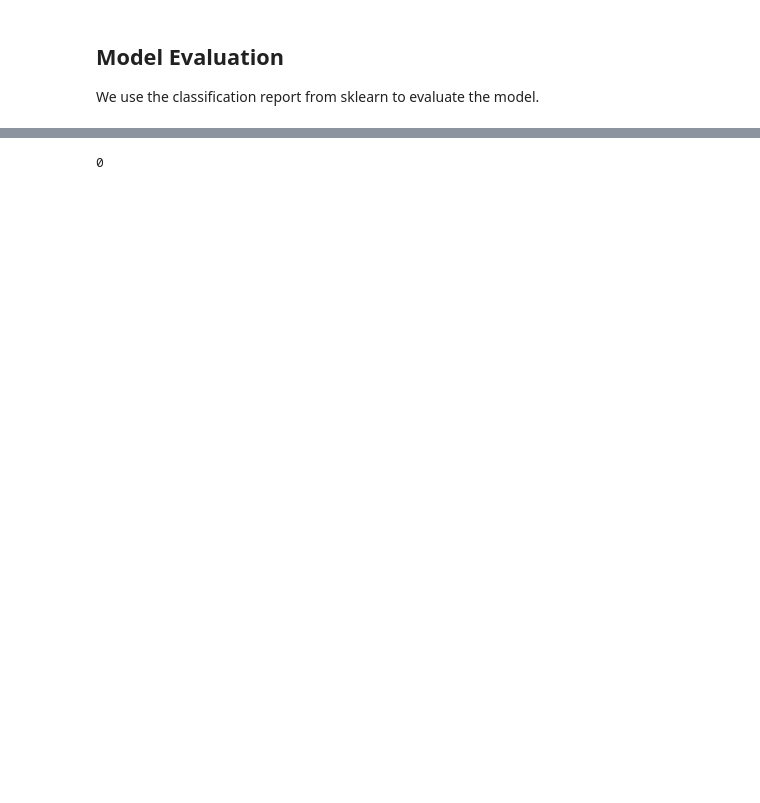
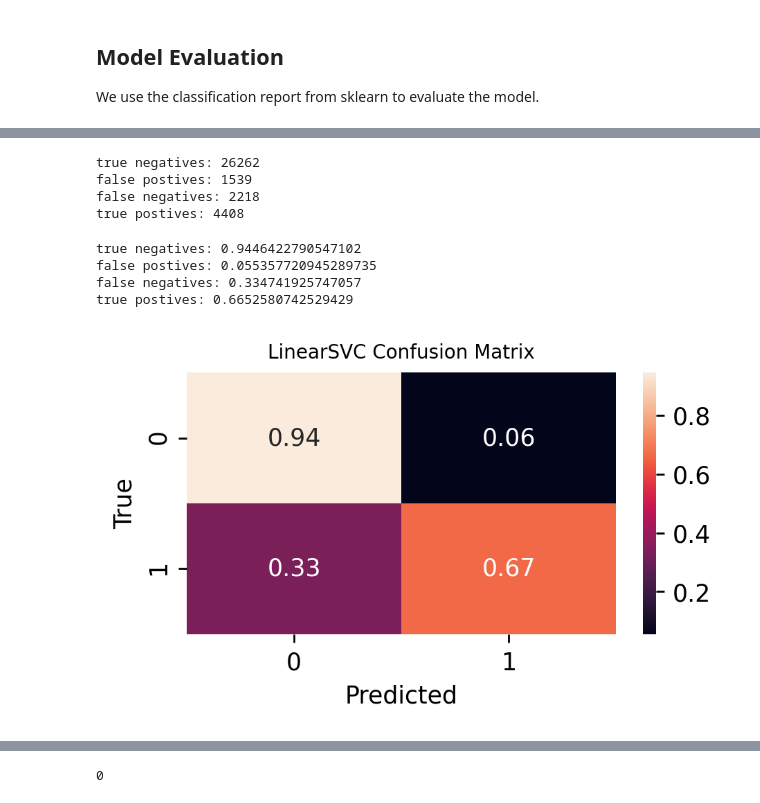
Before and after one commit to SiddharthSabat/Data-Science-and-ML-Portfolio, a Jupyter notebook: Data_Scientist_Starbucks_Capstone/Starbucks_Capstone_notebook.ipynb, the cells around one changed output, grey strips where cells are left out. Saved outputs shown, nothing was run; the diff lists cells and outputs as text; code cells hidden in the pictures; blank space fills up the shorter version.

```diff
--- a/Data_Scientist_Starbucks_Capstone/Starbucks_Capstone_notebook.ipynb
+++ b/Data_Scientist_Starbucks_Capstone/Starbucks_Capstone_notebook.ipynb
@@ -1226,0 +1435,16 @@ cv.fit(X_train, y_train);
+# %%
+# Scale selected features in training set i.e. X_train
+X_train_scaled = features_scale(X_train, feat=features_to_scale)
+# %%
+# Scale selected features in test data
+X_test_scaled = features_scale(X_test, feat=features_to_scale)
+# %%
+# ML Pipeline with grid search to tune the parameters
+pipeline = Pipeline(
+        [
+            ("clf", LinearSVC(dual=False)),
+        ]
+    )
+parameters = {"clf__C": [1, 100]}
+cv = GridSearchCV(pipeline, param_grid=parameters)
+cv.fit(X_train_scaled, y_train);
@@ -1227,3 +1453,5 @@ cv.fit(X_train, y_train);
+# %%
+y_pred_svc = cv.predict(X_test_scaled)
 # %% [markdown]
 ## Model Evaluation
 
@@ -1249,3 +1547,40 @@ Based on the model evaluation, the performance of our model prediction is as fol
+# %%
+# displaye tn, fp, fn, tp from confusion matrix
+tn, fp, fn, tp = confusion_matrix(y_test.squeeze().values, y_pred_svc).ravel()
+print('true negatives: {}'.format(tn))
+print('false postives: {}'.format(fp))
+print('false negatives: {}'.format(fn))
+print('true postives: {}'.format(tp))
+# %% [output]
+true negatives: 26262
+false postives: 1539
+false negatives: 2218
+true postives: 4408
+# %%
+# displaye tn, fp, fn, tp from confusion matrix
+tn, fp, fn, tp = confusion_matrix(y_test.squeeze().values, y_pred_svc, normalize = 'true').ravel()
+print('true negatives: {}'.format(tn))
+print('false postives: {}'.format(fp))
+print('false negatives: {}'.format(fn))
+print('true postives: {}'.format(tp))
+# %% [output]
+true negatives: 0.9446422790547102
+false postives: 0.055357720945289735
+false negatives: 0.334741925747057
+true postives: 0.6652580742529429
+# %%
+plt.figure(figsize=(4,2), dpi = 250)
+
+sns.heatmap(confusion_matrix(y_test,y_pred_svc,  normalize = 'true'),annot=True,fmt='.2f')
+plt.title("LinearSVC Confusion Matrix", fontsize = 8)
+plt.xlabel('Predicted')
+plt.ylabel('True');
+
+
+plt.savefig('./screenshots/18_Confusion_Matrix_LinearSVC_.png', dpi=600, bbox_inches ='tight')
+plt.show()
+# %% [output]
+[figure, added]
 # %% [markdown]
 ## Justification
 
```
Also changed, not shown: parts of 41 cells of this notebook, 1 other file.
